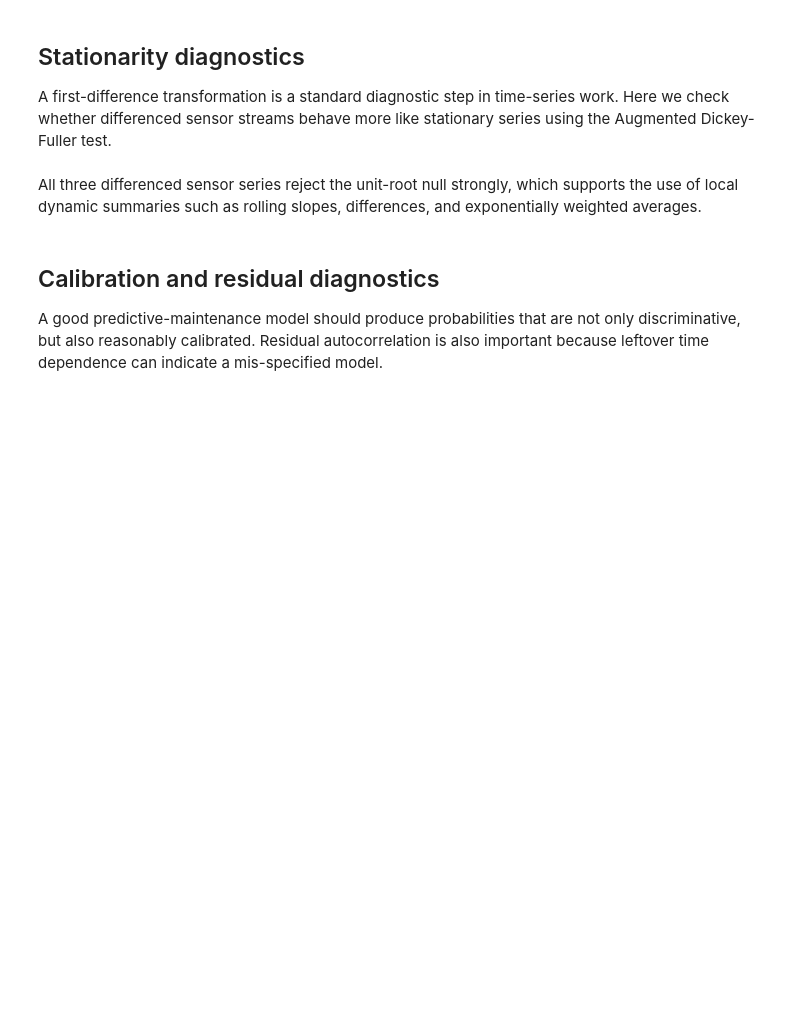
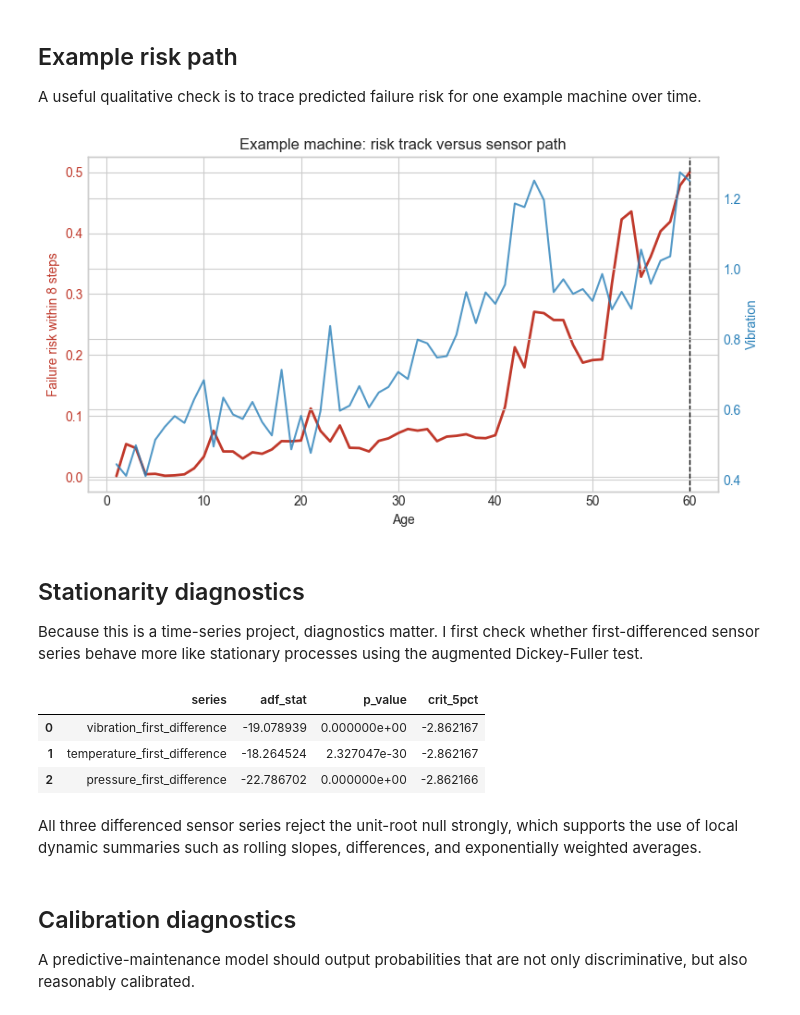
Before and after one commit to Jackyfirrest/time-series-predictive-maintenance, a Jupyter notebook: notebooks/final_project_analysis.ipynb, the cells around one changed output. Saved outputs shown, nothing was run; the diff lists cells and outputs as text; code cells hidden in the pictures; blank space fills up the shorter version.

```diff
--- a/notebooks/final_project_analysis.ipynb
+++ b/notebooks/final_project_analysis.ipynb
@@ -56,4 +215,32 @@ The main time-series result is that richer temporal representation improves pred
+# %% [markdown]
+## Example risk path
+
+A useful qualitative check is to trace predicted failure risk for one example machine over time.
+# %%
+best_model_name = str(risk_metrics.iloc[0]["model"])
+best_model = tree_model if best_model_name == "nonlinear_ts_forest" else advanced_model
+
+machine_id = int(sorted(test_df["machine_id"].unique())[0])
+sub = test_df[test_df["machine_id"] == machine_id].copy().reset_index(drop=True)
+sub["predicted_risk"] = best_model.predict(sub)
+
+fig, ax1 = plt.subplots(figsize=(8, 4.5))
+ax1.plot(sub["age"], sub["predicted_risk"], color="#c0392b", linewidth=2)
+ax1.set_xlabel("Age")
+ax1.set_ylabel("Failure risk within 8 steps", color="#c0392b")
+ax1.tick_params(axis="y", labelcolor="#c0392b")
+ax1.axvline(sub["failure_time"].iloc[0] + 1, color="black", linestyle="--", linewidth=1)
+
+ax2 = ax1.twinx()
+ax2.plot(sub["age"], sub["vibration"], color="#2980b9", alpha=0.8)
+ax2.set_ylabel("Vibration", color="#2980b9")
+ax2.tick_params(axis="y", labelcolor="#2980b9")
+ax1.set_title("Example machine: risk track versus sensor path")
+fig.tight_layout()
+plt.show()
+# %% [output]
+[figure, added]
 # %% [markdown]
 ## Stationarity diagnostics
 
-A first-difference transformation is a standard diagnostic step in time-series work. Here we check whether differenced sensor streams behave more like stationary series using the Augmented Dickey-Fuller test.
+Because this is a time-series project, diagnostics matter. I first check whether first-differenced sensor series behave more like stationary processes using the augmented Dickey-Fuller test.
@@ -62,6 +247,14 @@ stationarity
+# %%
+stationarity = stationarity_diagnostics(train_raw)
+stationarity
+# %% [output]
+|  | series | adf_stat | p_value | crit_5pct |
+| 0 | vibration_first_difference | -19.078939 | 0.000000e+00 | -2.862167 |
+| 1 | temperature_first_difference | -18.264524 | 2.327047e-30 | -2.862167 |
+| 2 | pressure_first_difference | -22.786702 | 0.000000e+00 | -2.862166 |
 # %% [markdown]
 All three differenced sensor series reject the unit-root null strongly, which supports the use of local dynamic summaries such as rolling slopes, differences, and exponentially weighted averages.
 # %% [markdown]
-## Calibration and residual diagnostics
+## Calibration diagnostics
 
-A good predictive-maintenance model should produce probabilities that are not only discriminative, but also reasonably calibrated. Residual autocorrelation is also important because leftover time dependence can indicate a mis-specified model.
+A predictive-maintenance model should output probabilities that are not only discriminative, but also reasonably calibrated.
```
Also changed, not shown: parts of 53 cells of this notebook, 15 other files.
